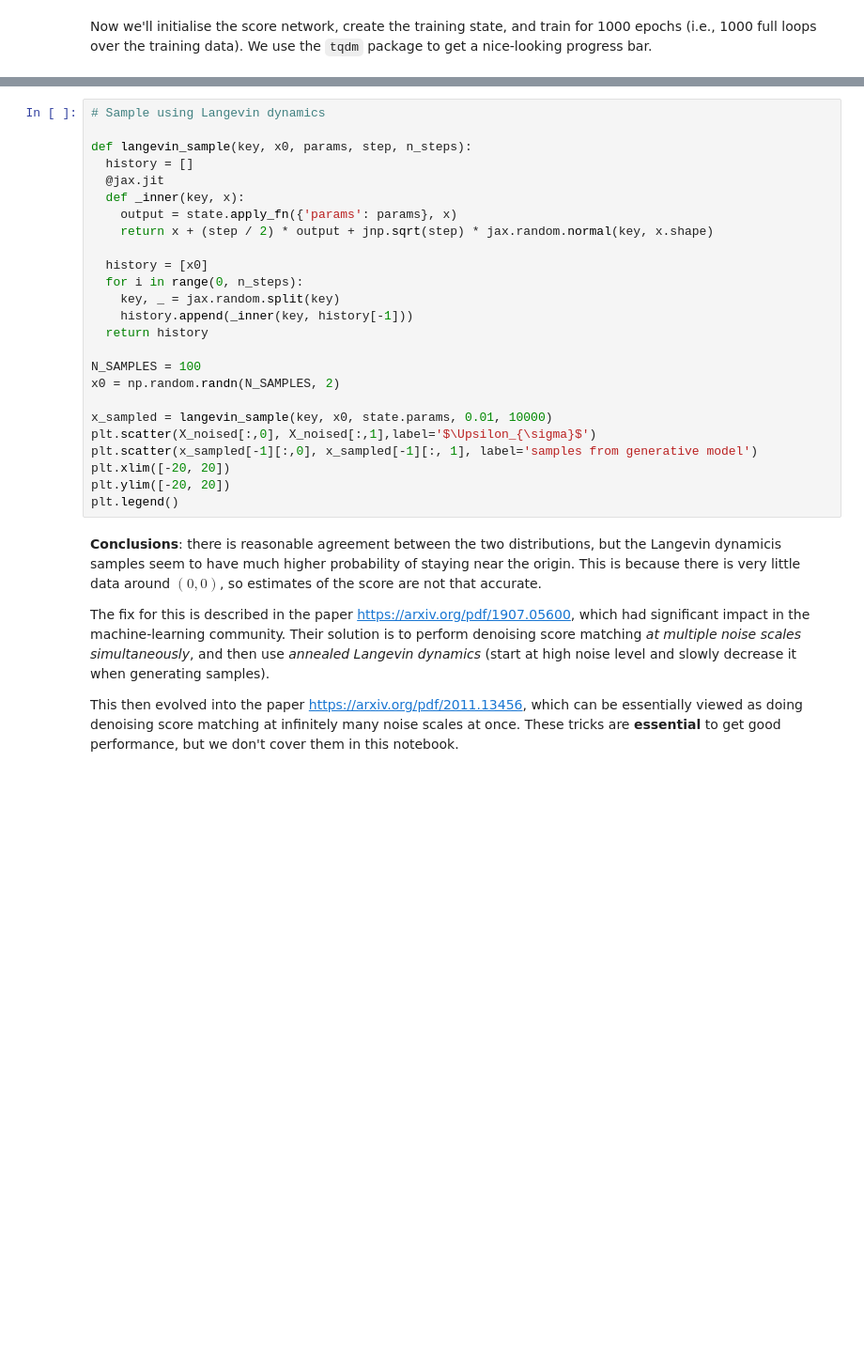
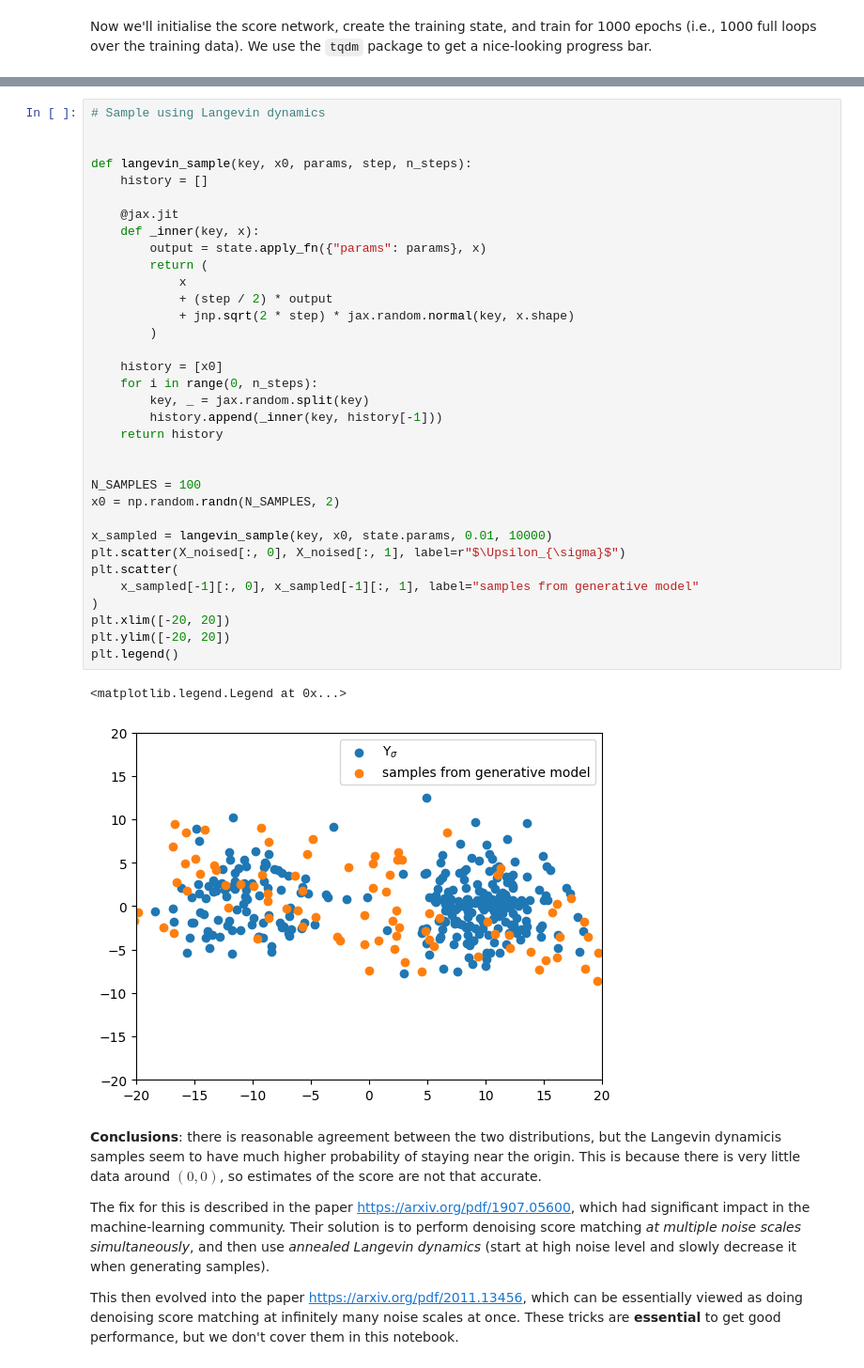
Before and after one commit to marctruter/machinelearning, a Jupyter notebook: talk8/talk8.ipynb, the cells around one changed output, grey strips where cells are left out. Shown at 94% size. Saved outputs shown, nothing was run; the diff lists cells and outputs as text; blank space fills up the shorter version.

```diff
--- a/talk8/talk8.ipynb
+++ b/talk8/talk8.ipynb
@@ -158,28 +219,40 @@ The blue scatter points are true samples from $\Upsilon_{\sigma}$; the orange sc
 # %%
 # Sample using Langevin dynamics
 
+
 def langevin_sample(key, x0, params, step, n_steps):
-  history = []
-  @jax.jit
-  def _inner(key, x):
-    output = state.apply_fn({'params': params}, x)
-    return x + (step / 2) * output + jnp.sqrt(step) * jax.random.normal(key, x.shape)
+    history = []
 
-  history = [x0]
-  for i in range(0, n_steps):
-    key, _ = jax.random.split(key)
-    history.append(_inner(key, history[-1]))
-  return history
+    @jax.jit
+    def _inner(key, x):
+        output = state.apply_fn({"params": params}, x)
+        return (
+            x
+            + (step / 2) * output
+            + jnp.sqrt(2 * step) * jax.random.normal(key, x.shape)
+        )
+
+    history = [x0]
+    for i in range(0, n_steps):
+        key, _ = jax.random.split(key)
+        history.append(_inner(key, history[-1]))
+    return history
+
 
 N_SAMPLES = 100
 x0 = np.random.randn(N_SAMPLES, 2)
 
 x_sampled = langevin_sample(key, x0, state.params, 0.01, 10000)
-plt.scatter(X_noised[:,0], X_noised[:,1],label='$\Upsilon_{\sigma}$')
-plt.scatter(x_sampled[-1][:,0], x_sampled[-1][:, 1], label='samples from generative model')
+plt.scatter(X_noised[:, 0], X_noised[:, 1], label=r"$\Upsilon_{\sigma}$")
+plt.scatter(
+    x_sampled[-1][:, 0], x_sampled[-1][:, 1], label="samples from generative model"
+)
 plt.xlim([-20, 20])
 plt.ylim([-20, 20])
 plt.legend()
+# %% [output]
+<matplotlib.legend.Legend at 0x...>
+[figure, added]
 # %% [markdown]
 **Conclusions**: there is reasonable agreement between the two distributions, but the Langevin dynamicis samples seem to have much higher probability of staying near the origin. This is because there is very little data around $(0, 0)$, so estimates of the score are not that accurate.
 
```
Also changed, not shown: parts of 13 cells of this notebook.
